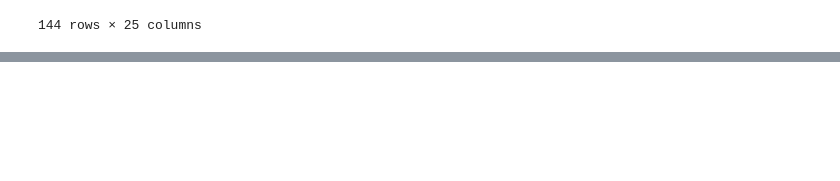
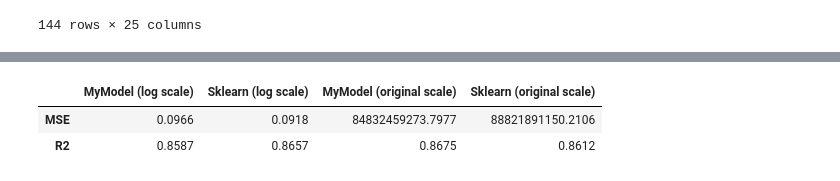
Before and after one commit to Phyke/AT82.03-ML-Car-Price-Prediction, a Jupyter notebook: Prombot_st125923_A2.ipynb, the cells around one changed output, grey strips where cells are left out. Saved outputs shown, nothing was run; the diff lists cells and outputs as text; code cells hidden in the pictures; blank space fills up the shorter version.

```diff
--- a/Prombot_st125923_A2.ipynb
+++ b/Prombot_st125923_A2.ipynb
@@ -679,0 +820,8 @@ runs[runs["tags.mlflow.parentRunId"].isna()]
+# %%
+y_pred = final_pipe.predict(X_test)
+# %%
+from sklearn.linear_model import LinearRegression as SklearnLinearRegression
+
+sklearn_model = SklearnLinearRegression()
+sklearn_pipe = Pipeline(steps=[("preprocess", get_preprocessor()), ("model", sklearn_model)])
+sklearn_pipe.fit(X_train, np.log(y_train.to_numpy()))
@@ -679,0 +846,40 @@ runs[runs["tags.mlflow.parentRunId"].isna()]
+# %%
+y_pred_sklearn = sklearn_pipe.predict(X_test)
+# %%
+import pandas as pd
+
+mse_func = final_pipe.steps[-1][1].mse
+r_squared_func = final_pipe.steps[-1][1].r_squared
+
+results = {
+    "MSE": [
+        mse_func(np.log(y_test.to_numpy()), y_pred),
+        mse_func(np.log(y_test.to_numpy()), y_pred_sklearn),
+        mse_func(y_test.to_numpy(), np.exp(y_pred)),
+        mse_func(y_test.to_numpy(), np.exp(y_pred_sklearn)),
+    ],
+    "R2": [
+        r_squared_func(np.log(y_test.to_numpy()), y_pred),
+        r_squared_func(np.log(y_test.to_numpy()), y_pred_sklearn),
+        r_squared_func(y_test.to_numpy(), np.exp(y_pred)),
+        r_squared_func(y_test.to_numpy(), np.exp(y_pred_sklearn)),
+    ],
+}
+
+results_df = pd.DataFrame(
+    results,
+    index=[
+        "MyModel (log scale)",
+        "Sklearn (log scale)",
+        "MyModel (original scale)",
+        "Sklearn (original scale)",
+    ],
+)
+results_df["MSE"] = results_df["MSE"].apply(lambda x: f"{x:.4f}")
+results_df["R2"] = results_df["R2"].apply(lambda x: f"{x:.4f}")
+
+results_df.T
+# %% [output]
+|  | MyModel (log scale) | Sklearn (log scale) | MyModel (original scale) | Sklearn (original scale) |
+| MSE | 0.0966 | 0.0918 | 84832459273.7977 | 88821891150.2106 |
+| R2 | 0.8587 | 0.8657 | 0.8675 | 0.8612 |
```
Also changed, not shown: parts of 10 cells of this notebook.
